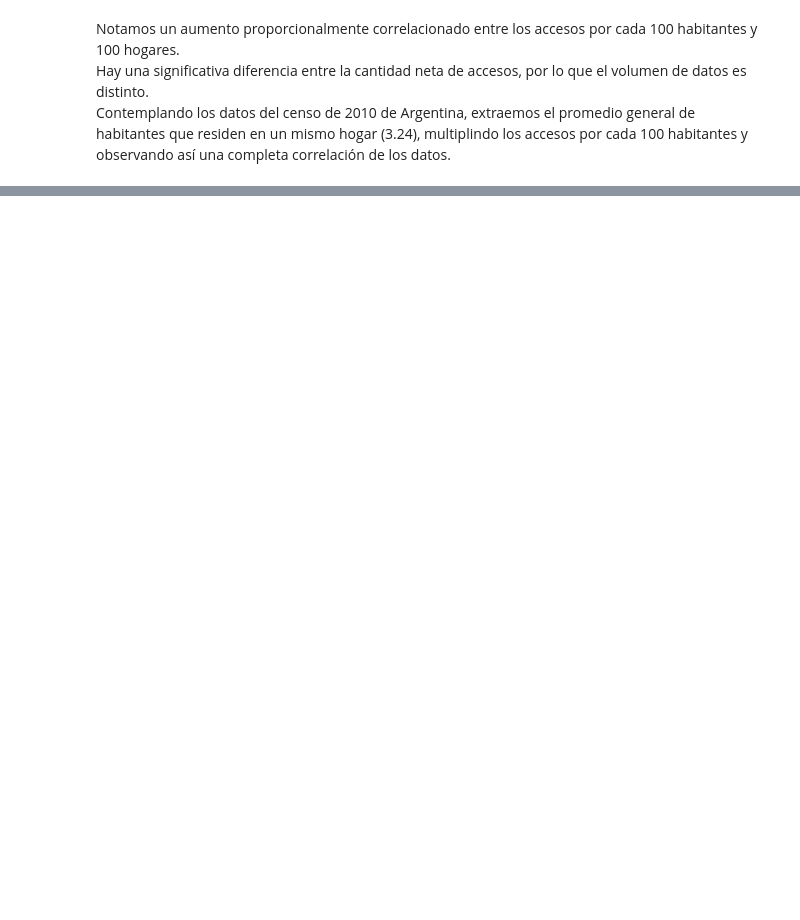
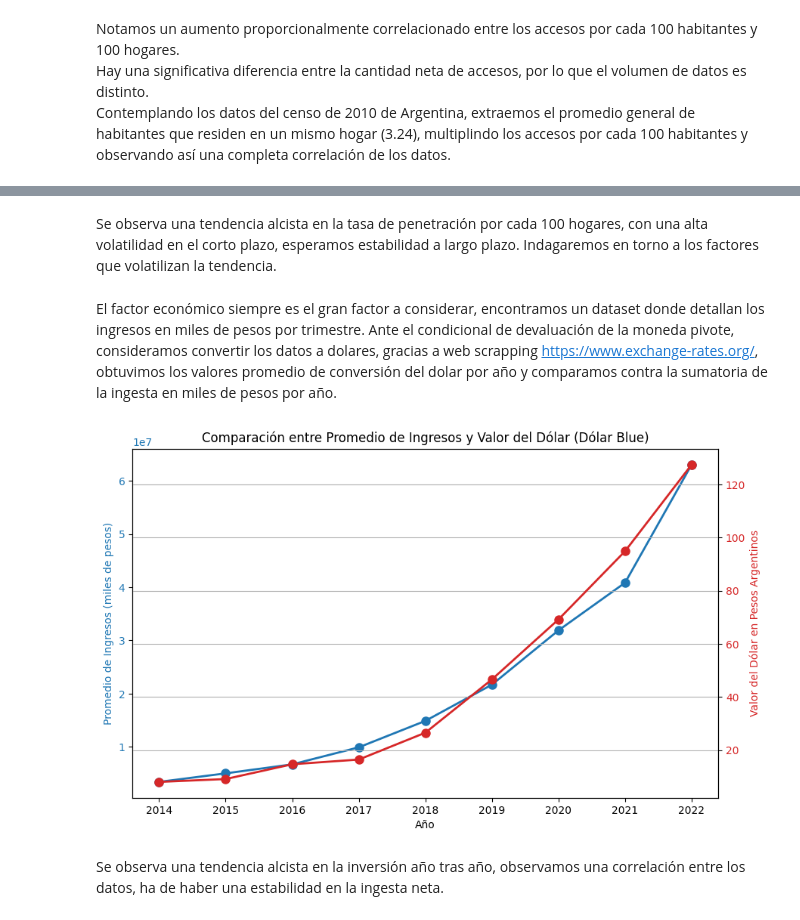
Before and after one commit to Paniceres/PI_Data_Analitycs, a Jupyter notebook: notebooks/EDA.ipynb, the cells around one changed output, grey strips where cells are left out. Drawn from its saved outputs; the diff is of its cells as text; code cells hidden in the pictures; blank space fills up the shorter version.

```diff
--- a/notebooks/EDA.ipynb
+++ b/notebooks/EDA.ipynb
@@ -377,0 +323,52 @@ plt.show()
+# %% [markdown]
+Se observa una tendencia alcista en la tasa de penetración por cada 100 hogares, con una alta volatilidad en el corto plazo, esperamos estabilidad a largo plazo. Indagaremos en torno a los factores que volatilizan la tendencia.
+# %% [markdown]
+El factor económico siempre es el gran factor a considerar, encontramos un dataset donde detallan los ingresos en miles de pesos por trimestre. Ante el condicional de devaluación de la moneda pivote, consideramos convertir los datos a dolares, gracias a web scrapping https://www.exchange-rates.org/, obtuvimos los valores promedio de conversión del dolar por año y comparamos contra la sumatoria de la ingesta en miles de pesos por año.
+# %%
+import pandas as pd
+import matplotlib.pyplot as plt
+
+# Calcula los promedios de ingresos por año
+promedios_por_año = df_internet_ingresos.groupby('Año')['Ingresos (miles de pesos)'].mean()
+
+# Diccionario con tasas de cambio de pesos a dólares (dólar blue)
+tasas_de_cambio = {
+    2022: 0.007846,
+    2021: 0.01054,
+    2020: 0.01445,
+    2019: 0.02144,
+    2018: 0.03759,
+    2017: 0.06058,
+    2016: 0.06787,
+    2015: 0.1090,
+    2014: 0.1235
+}
+
+# Crea un DataFrame a partir del diccionario de tasas de cambio
+df_tasas_de_cambio = pd.DataFrame(list(tasas_de_cambio.items()), columns=['Año', 'Tasa de Cambio Dólar Blue'])
+
+# Calcula el valor del dólar en pesos argentinos
+df_tasas_de_cambio['Valor del Dólar en Pesos'] = 1 / df_tasas_de_cambio['Tasa de Cambio Dólar Blue']
+
+# Crea un gráfico de doble eje y para mostrar los promedios por año y el valor del dólar en pesos argentinos
+fig, ax1 = plt.subplots(figsize=(10, 6))
+
+# Gráfico de promedios de ingresos por año
+ax1.set_xlabel('Año')
+ax1.set_ylabel('Promedio de Ingresos (miles de pesos)', color='tab:blue')
+ax1.plot(promedios_por_año.index, promedios_por_año.values, marker='o', color='tab:blue', linestyle='-', linewidth=2, markersize=8)
+ax1.tick_params(axis='y', labelcolor='tab:blue')
+
+# Gráfico del valor del dólar en pesos argentinos en el segundo eje y
+ax2 = ax1.twinx()
+ax2.set_ylabel('Valor del Dólar en Pesos Argentinos', color='tab:red')
+ax2.plot(df_tasas_de_cambio['Año'], df_tasas_de_cambio['Valor del Dólar en Pesos'], marker='o', color='tab:red', linestyle='-', linewidth=2, markersize=8)
+ax2.tick_params(axis='y', labelcolor='tab:red')
+
+plt.title('Comparación entre Promedio de Ingresos y Valor del Dólar (Dólar Blue)')
+plt.grid(True)
+plt.show()
+# %% [output]
+[figure, added]
+# %% [markdown]
+Se observa una tendencia alcista en la inversión año tras año, observamos una correlación entre los datos, ha de haber una estabilidad en la ingesta neta.
```
Also changed, not shown: parts of 55 cells of this notebook, 33 other files.
